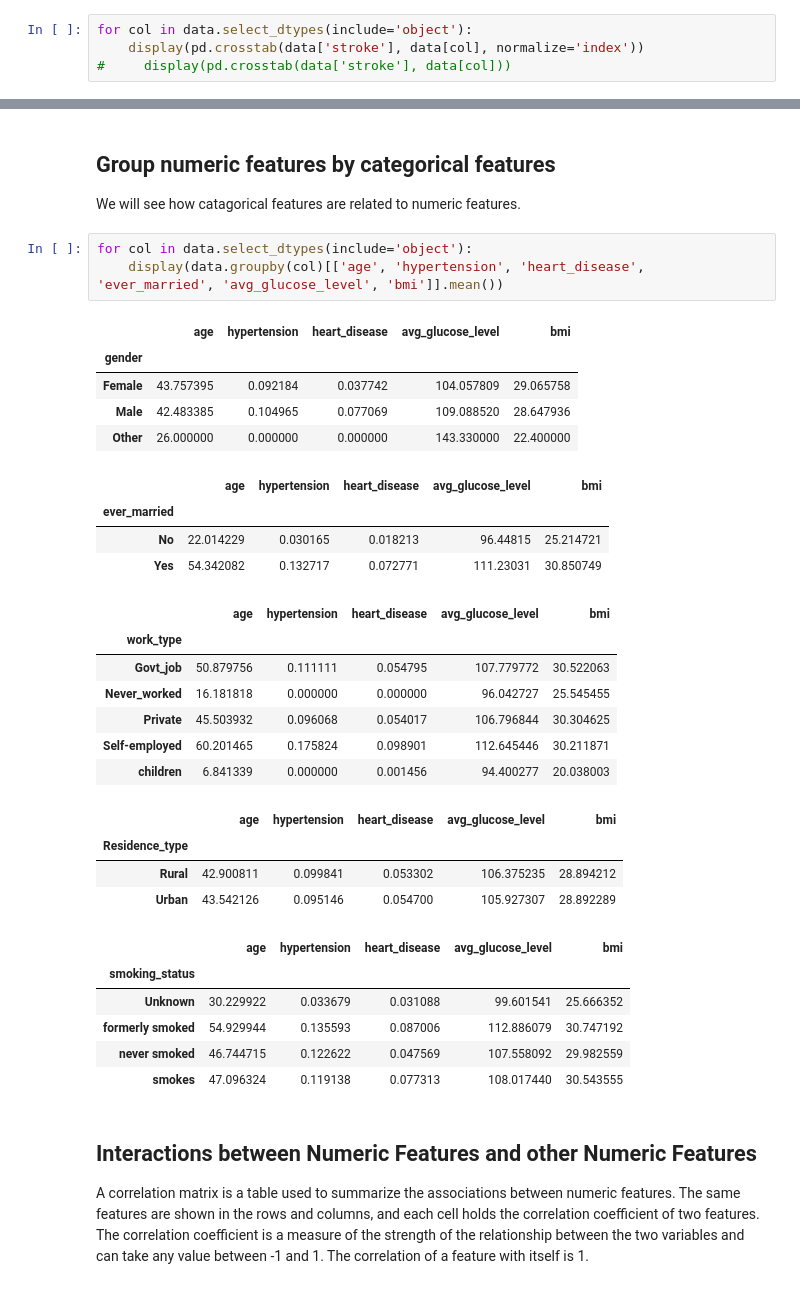
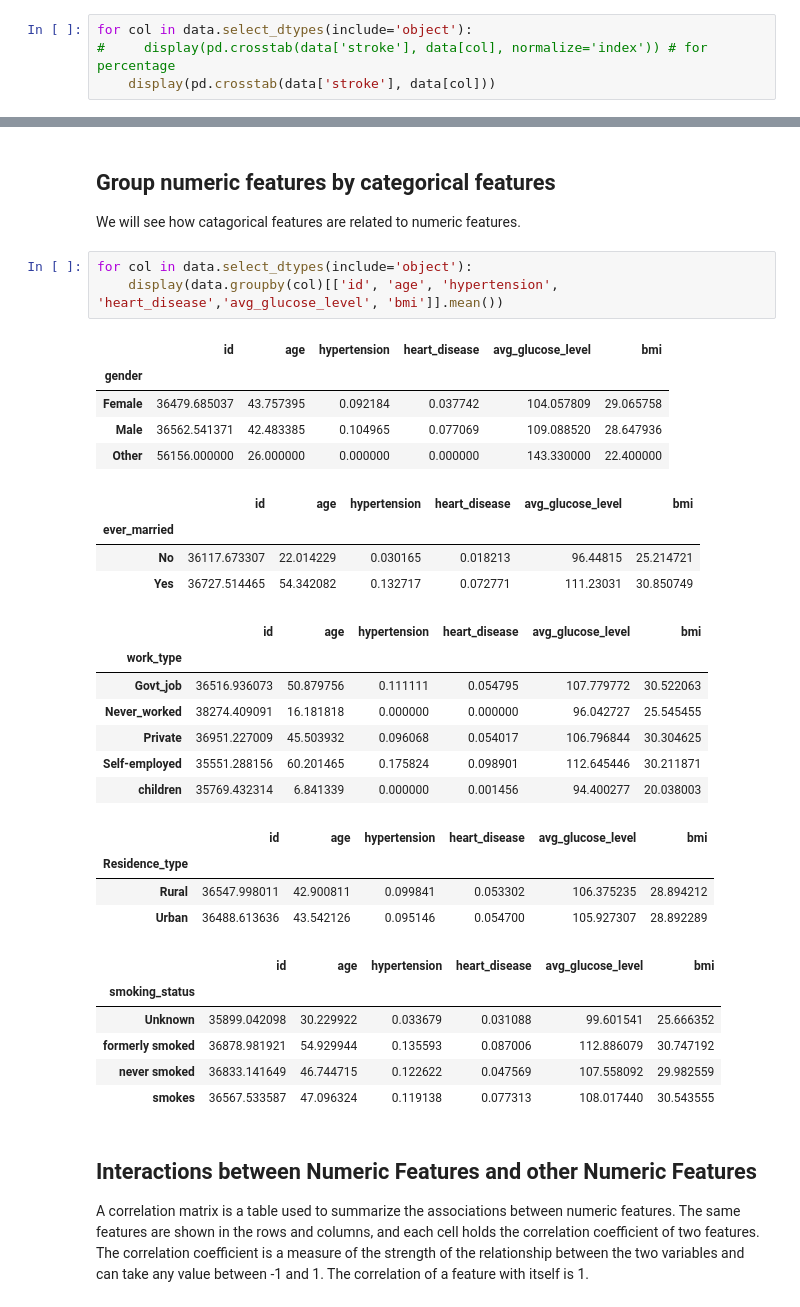
Before and after one commit to Purefekt/Predicting-Stroke-using-Various-Classification-Methods, a Jupyter notebook: [1]eda.ipynb, the cells around one changed output, grey strips where cells are left out. Saved outputs shown, nothing was run; the diff lists cells and outputs as text.

Commit message:
eda and data cleaning completed, need remarks from supervisor

```diff
--- a/[1]eda.ipynb
+++ b/[1]eda.ipynb
@@ -185,8 +209,8 @@ plt.show()
 We will see how target variable is related to each catagorical feature
 # %%
 for col in data.select_dtypes(include='object'):
-    display(pd.crosstab(data['stroke'], data[col], normalize='index'))
-#     display(pd.crosstab(data['stroke'], data[col]))
+#     display(pd.crosstab(data['stroke'], data[col], normalize='index')) # for percentage
+    display(pd.crosstab(data['stroke'], data[col]))
 # %% [output]
 | gender | Female | Male | Other |
 | stroke |  |  |  |
@@ -226,34 +250,34 @@ for col in data.select_dtypes(include='object'):
 We will see how catagorical features are related to numeric features.
 # %%
 for col in data.select_dtypes(include='object'):
-    display(data.groupby(col)[['age', 'hypertension', 'heart_disease', 'ever_married', 'avg_glucose_level', 'bmi']].mean())
+    display(data.groupby(col)[['id', 'age', 'hypertension', 'heart_disease','avg_glucose_level', 'bmi']].mean())
 # %% [output]
-|  | age | hypertension | heart_disease | avg_glucose_level | bmi |
-| gender |  |  |  |  |  |
-| Female | 43.757395 | 0.092184 | 0.037742 | 104.057809 | 29.065758 |
-| Male | 42.483385 | 0.104965 | 0.077069 | 109.088520 | 28.647936 |
-| Other | 26.000000 | 0.000000 | 0.000000 | 143.330000 | 22.400000 |
+|  | id | age | hypertension | heart_disease | avg_glucose_level | bmi |
+| gender |  |  |  |  |  |  |
+| Female | 36479.685037 | 43.757395 | 0.092184 | 0.037742 | 104.057809 | 29.065758 |
+| Male | 36562.541371 | 42.483385 | 0.104965 | 0.077069 | 109.088520 | 28.647936 |
+| Other | 56156.000000 | 26.000000 | 0.000000 | 0.000000 | 143.330000 | 22.400000 |
-|  | age | hypertension | heart_disease | avg_glucose_level | bmi |
-| ever_married |  |  |  |  |  |
-| No | 22.014229 | 0.030165 | 0.018213 | 96.44815 | 25.214721 |
-| Yes | 54.342082 | 0.132717 | 0.072771 | 111.23031 | 30.850749 |
+|  | id | age | hypertension | heart_disease | avg_glucose_level | bmi |
+| ever_married |  |  |  |  |  |  |
+| No | 36117.673307 | 22.014229 | 0.030165 | 0.018213 | 96.44815 | 25.214721 |
+| Yes | 36727.514465 | 54.342082 | 0.132717 | 0.072771 | 111.23031 | 30.850749 |
-|  | age | hypertension | heart_disease | avg_glucose_level | bmi |
-| work_type |  |  |  |  |  |
-| Govt_job | 50.879756 | 0.111111 | 0.054795 | 107.779772 | 30.522063 |
-| Never_worked | 16.181818 | 0.000000 | 0.000000 | 96.042727 | 25.545455 |
-| Private | 45.503932 | 0.096068 | 0.054017 | 106.796844 | 30.304625 |
-| Self-employed | 60.201465 | 0.175824 | 0.098901 | 112.645446 | 30.211871 |
-| children | 6.841339 | 0.000000 | 0.001456 | 94.400277 | 20.038003 |
+|  | id | age | hypertension | heart_disease | avg_glucose_level | bmi |
+| work_type |  |  |  |  |  |  |
+| Govt_job | 36516.936073 | 50.879756 | 0.111111 | 0.054795 | 107.779772 | 30.522063 |
+| Never_worked | 38274.409091 | 16.181818 | 0.000000 | 0.000000 | 96.042727 | 25.545455 |
+| Private | 36951.227009 | 45.503932 | 0.096068 | 0.054017 | 106.796844 | 30.304625 |
+| Self-employed | 35551.288156 | 60.201465 | 0.175824 | 0.098901 | 112.645446 | 30.211871 |
+| children | 35769.432314 | 6.841339 | 0.000000 | 0.001456 | 94.400277 | 20.038003 |
-|  | age | hypertension | heart_disease | avg_glucose_level | bmi |
-| Residence_type |  |  |  |  |  |
-| Rural | 42.900811 | 0.099841 | 0.053302 | 106.375235 | 28.894212 |
-| Urban | 43.542126 | 0.095146 | 0.054700 | 105.927307 | 28.892289 |
+|  | id | age | hypertension | heart_disease | avg_glucose_level | bmi |
+| Residence_type |  |  |  |  |  |  |
+| Rural | 36547.998011 | 42.900811 | 0.099841 | 0.053302 | 106.375235 | 28.894212 |
+| Urban | 36488.613636 | 43.542126 | 0.095146 | 0.054700 | 105.927307 | 28.892289 |
-|  | age | hypertension | heart_disease | avg_glucose_level | bmi |
-| smoking_status |  |  |  |  |  |
-| Unknown | 30.229922 | 0.033679 | 0.031088 | 99.601541 | 25.666352 |
-| formerly smoked | 54.929944 | 0.135593 | 0.087006 | 112.886079 | 30.747192 |
-| never smoked | 46.744715 | 0.122622 | 0.047569 | 107.558092 | 29.982559 |
-| smokes | 47.096324 | 0.119138 | 0.077313 | 108.017440 | 30.543555 |
+|  | id | age | hypertension | heart_disease | avg_glucose_level | bmi |
+| smoking_status |  |  |  |  |  |  |
+| Unknown | 35899.042098 | 30.229922 | 0.033679 | 0.031088 | 99.601541 | 25.666352 |
+| formerly smoked | 36878.981921 | 54.929944 | 0.135593 | 0.087006 | 112.886079 | 30.747192 |
+| never smoked | 36833.141649 | 46.744715 | 0.122622 | 0.047569 | 107.558092 | 29.982559 |
+| smokes | 36567.533587 | 47.096324 | 0.119138 | 0.077313 | 108.017440 | 30.543555 |
 # %% [markdown]
 ## Interactions between Numeric Features and other Numeric Features
 
```
Also changed, not shown: parts of 10 cells of this notebook, 8 other files.
